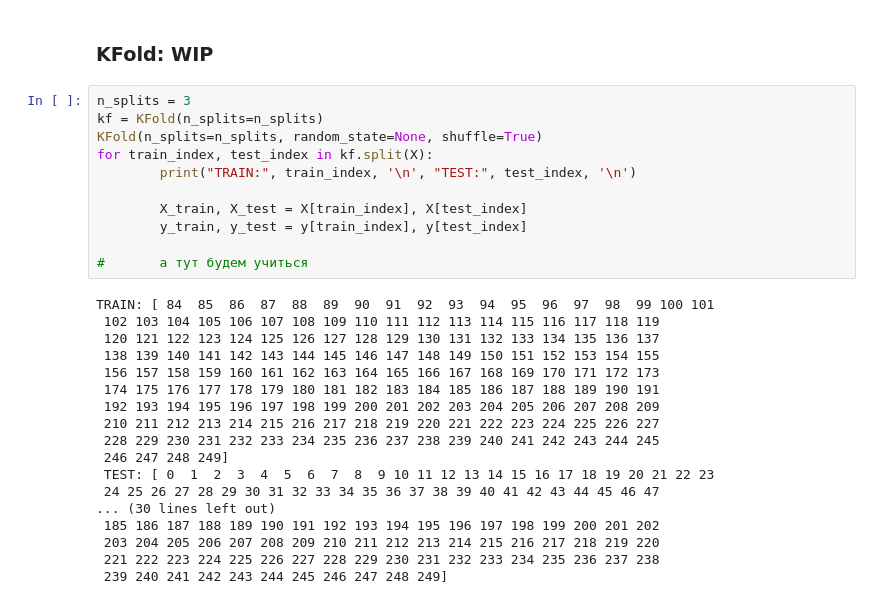
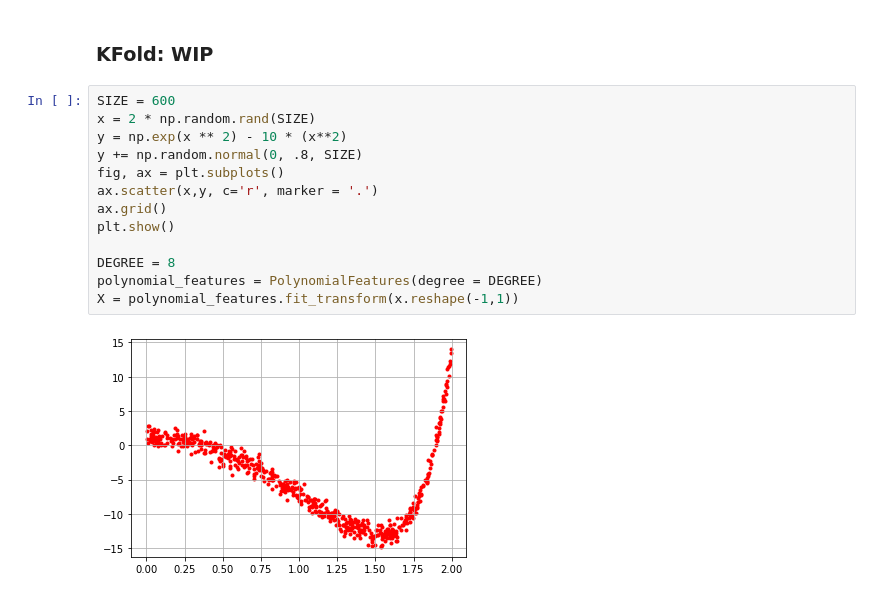
Before and after one commit to Alex2034/CompMath, a Jupyter notebook: A3_HW.ipynb, the cells around one changed output. Saved outputs shown, nothing was run; the diff lists cells and outputs as text.

```diff
--- a/A3_HW.ipynb
+++ b/A3_HW.ipynb
@@ -163,31 +163,17 @@ plt.show()
 # %% [markdown]
 ### KFold: WIP
-# %%
-n_splits = 3
-kf = KFold(n_splits=n_splits)
-KFold(n_splits=n_splits, random_state=None, shuffle=True)
-for train_index, test_index in kf.split(X):
-        print("TRAIN:", train_index, '\n', "TEST:", test_index, '\n')
-
-        X_train, X_test = X[train_index], X[test_index]
-        y_train, y_test = y[train_index], y[test_index]
-
-#       а тут будем учиться
-# %% [output]
-TRAIN: [ 84  85  86  87  88  89  90  91  92  93  94  95  96  97  98  99 100 101
- 102 103 104 105 106 107 108 109 110 111 112 113 114 115 116 117 118 119
- 120 121 122 123 124 125 126 127 128 129 130 131 132 133 134 135 136 137
- 138 139 140 141 142 143 144 145 146 147 148 149 150 151 152 153 154 155
- 156 157 158 159 160 161 162 163 164 165 166 167 168 169 170 171 172 173
- 174 175 176 177 178 179 180 181 182 183 184 185 186 187 188 189 190 191
- 192 193 194 195 196 197 198 199 200 201 202 203 204 205 206 207 208 209
- 210 211 212 213 214 215 216 217 218 219 220 221 222 223 224 225 226 227
- 228 229 230 231 232 233 234 235 236 237 238 239 240 241 242 243 244 245
- 246 247 248 249]
- TEST: [ 0  1  2  3  4  5  6  7  8  9 10 11 12 13 14 15 16 17 18 19 20 21 22 23
- 24 25 26 27 28 29 30 31 32 33 34 35 36 37 38 39 40 41 42 43 44 45 46 47
-... (30 lines left out)
- 185 186 187 188 189 190 191 192 193 194 195 196 197 198 199 200 201 202
- 203 204 205 206 207 208 209 210 211 212 213 214 215 216 217 218 219 220
- 221 222 223 224 225 226 227 228 229 230 231 232 233 234 235 236 237 238
- 239 240 241 242 243 244 245 246 247 248 249]
+# %%
+SIZE = 600
+x = 2 * np.random.rand(SIZE)
+y = np.exp(x ** 2) - 10 * (x**2)
+y += np.random.normal(0, .8, SIZE)
+fig, ax = plt.subplots()
+ax.scatter(x,y, c='r', marker = '.')
+ax.grid()
+plt.show()
+
+DEGREE = 8
+polynomial_features = PolynomialFeatures(degree = DEGREE)
+X = polynomial_features.fit_transform(x.reshape(-1,1))
+# %% [output]
+[figure, added]
```
Also changed, not shown: parts of 14 cells of this notebook, 1 other file.
